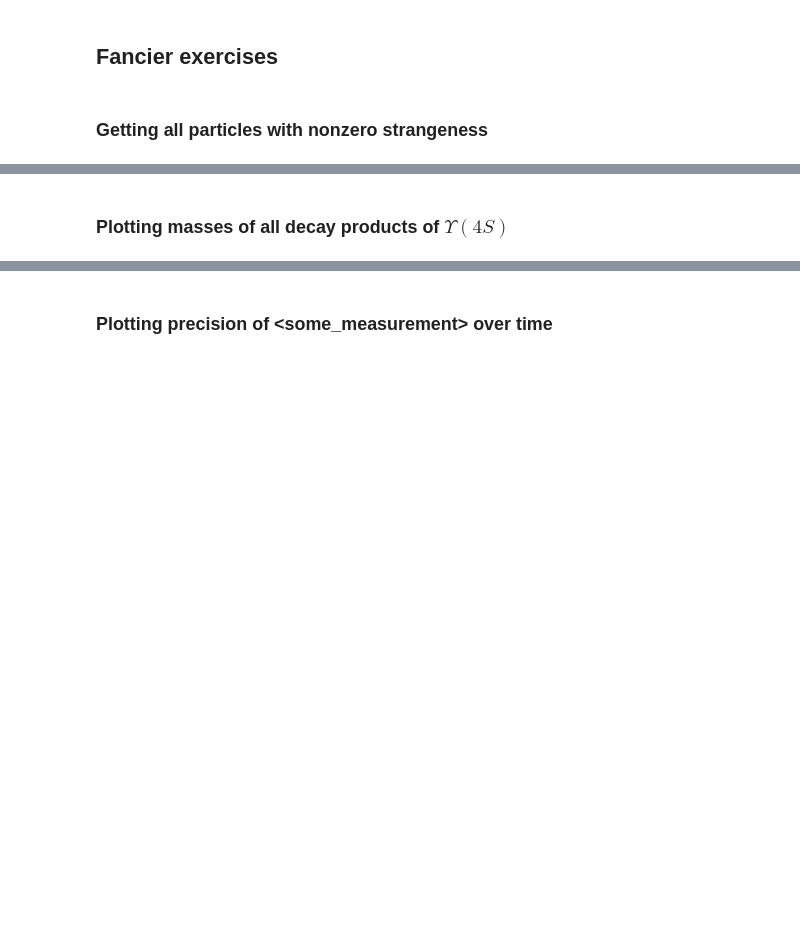
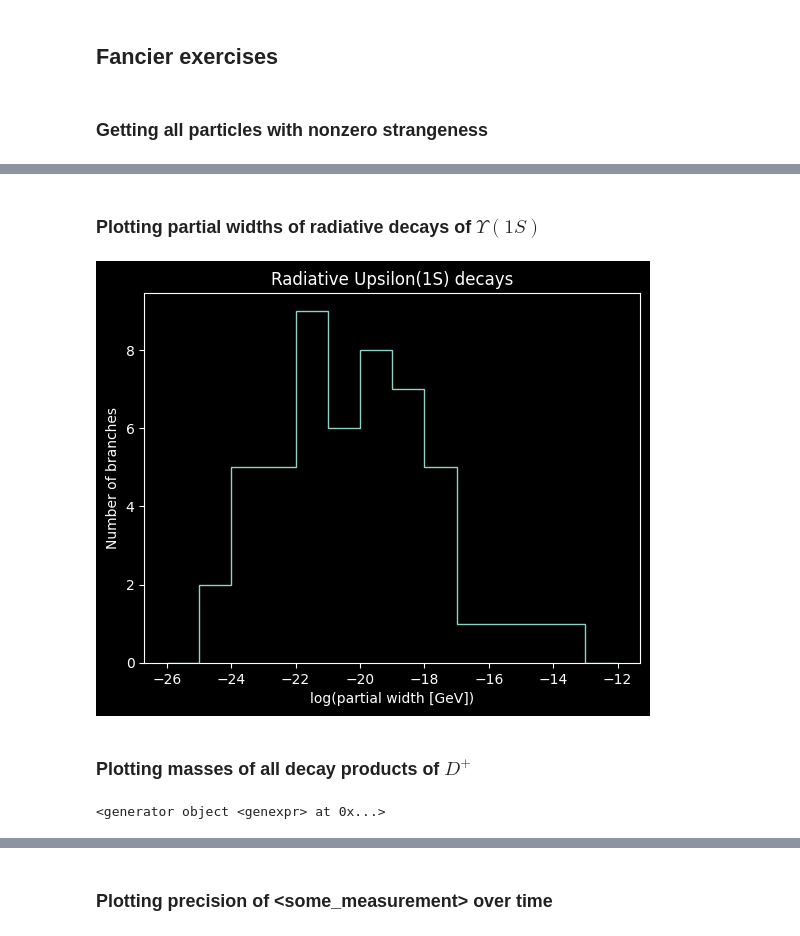
Before and after one commit to mjkramer/pyhep_tutorial, a Jupyter notebook: pyhep_tutorial.ipynb, the cells around one changed output, grey strips where cells are left out. Drawn from its saved outputs; the diff is of its cells as text; code cells hidden in the pictures; blank space fills up the shorter version.

```diff
--- a/pyhep_tutorial.ipynb
+++ b/pyhep_tutorial.ipynb
@@ -26,8 +26,12 @@ Unless otherwise noted, we assume the following preamble has been run:
 # %%
 import pdg
 from pdg.particle import PdgParticle
+import matplotlib.pyplot as plt
+import numpy as np
 
 api = pdg.connect()
+
+plt.style.use('dark_background')
 # %% [markdown]
 ## Concepts
 # %% [markdown]
@@ -437,0 +516,4 @@ prop = api.get('S067')
+# %%
+p = api.get_particle_by_name('B0')
+jpsi_name = api.get_canonical_name('J/psi')
+jpsi_name
@@ -438,2 +546,25 @@ prop = api.get('S067')
+# %% [markdown]
+### Plotting partial widths of radiative decays of $\Upsilon(1S)$
+# %%
+def produces_gamma(branch):
+    return any(p.item.has_particle and p.item.particle.name == 'gamma'
+               for p in branch.decay_products)
+
+p = api.get_particle_by_name('Upsilon(1S)')
+selected_branches = [branch for branch in p.branching_fractions()
+                    if produces_gamma(branch)]
+log_partial_widths = [np.log(p.width * b.value) for b in selected_branches]
+
+plt.hist(log_partial_widths, histtype='step', bins=np.linspace(-26, -12, 15));
+plt.xlabel("log(partial width [GeV])")
+plt.ylabel('Number of branches')
+plt.title('Radiative Upsilon(1S) decays');
+# %% [output]
+[figure, added]
 # %% [markdown]
-### Plotting masses of all decay products of $\Upsilon(4S)$
+### Plotting masses of all decay products of $D^+$
+# %%
+g = (i for i in [1, 2, 3])
+g
+# %% [output]
+<generator object <genexpr> at 0x...>
```
Also changed, not shown: parts of 15 cells of this notebook.
